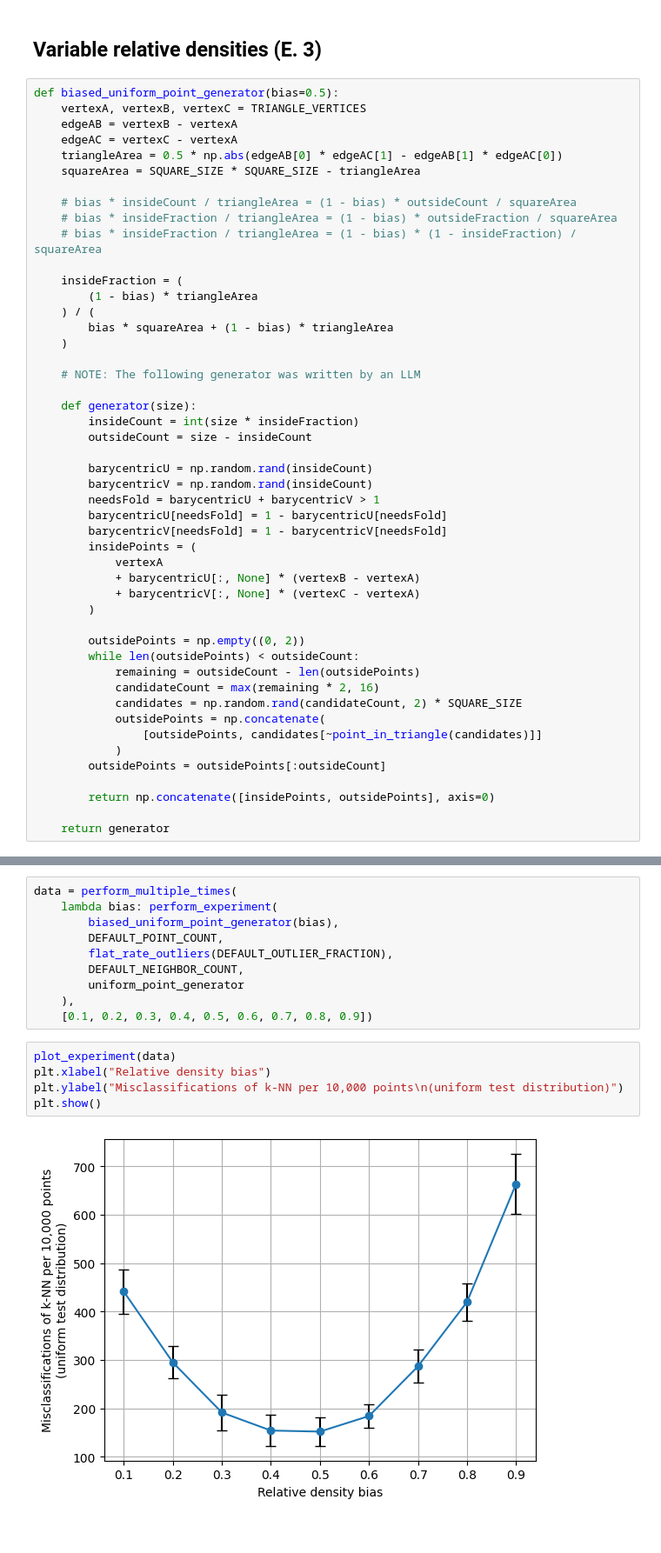
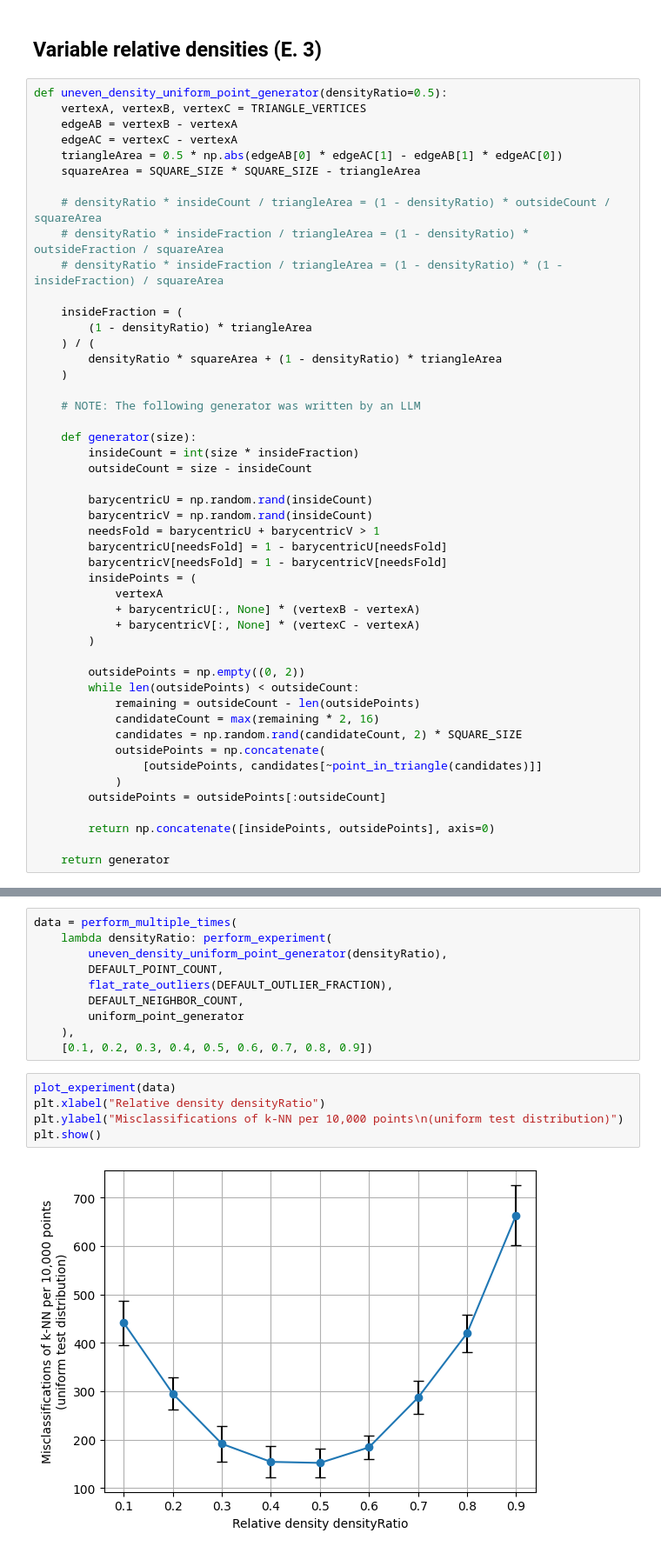
Before and after one commit to Sigmarik/infomscip-assignment-6-experiment, a Jupyter notebook: experiments.ipynb, the cells around one changed output, grey strips where cells are left out. Shown at 87% size. Saved outputs shown, nothing was run; the diff lists cells and outputs as text.

```diff
--- a/experiments.ipynb
+++ b/experiments.ipynb
@@ -203,21 +203,21 @@ plt.show()
 # %% [markdown]
 ## Variable relative densities (E. 3)
 # %%
-def biased_uniform_point_generator(bias=0.5):
+def uneven_density_uniform_point_generator(densityRatio=0.5):
     vertexA, vertexB, vertexC = TRIANGLE_VERTICES
     edgeAB = vertexB - vertexA
     edgeAC = vertexC - vertexA
     triangleArea = 0.5 * np.abs(edgeAB[0] * edgeAC[1] - edgeAB[1] * edgeAC[0])
     squareArea = SQUARE_SIZE * SQUARE_SIZE - triangleArea
 
-    # bias * insideCount / triangleArea = (1 - bias) * outsideCount / squareArea
-    # bias * insideFraction / triangleArea = (1 - bias) * outsideFraction / squareArea
-    # bias * insideFraction / triangleArea = (1 - bias) * (1 - insideFraction) / squareArea
+    # densityRatio * insideCount / triangleArea = (1 - densityRatio) * outsideCount / squareArea
+    # densityRatio * insideFraction / triangleArea = (1 - densityRatio) * outsideFraction / squareArea
+    # densityRatio * insideFraction / triangleArea = (1 - densityRatio) * (1 - insideFraction) / squareArea
 
     insideFraction = (
-        (1 - bias) * triangleArea
+        (1 - densityRatio) * triangleArea
     ) / (
-        bias * squareArea + (1 - bias) * triangleArea
+        densityRatio * squareArea + (1 - densityRatio) * triangleArea
     )
 
     # NOTE: The following generator was written by an LLM
@@ -280,7 +280,7 @@ plt.show()
 # %%
 data = perform_multiple_times(
-    lambda bias: perform_experiment(
-        biased_uniform_point_generator(bias),
+    lambda densityRatio: perform_experiment(
+        uneven_density_uniform_point_generator(densityRatio),
         DEFAULT_POINT_COUNT,
         flat_rate_outliers(DEFAULT_OUTLIER_FRACTION),
         DEFAULT_NEIGHBOR_COUNT,
@@ -289,8 +289,8 @@ data = perform_multiple_times(
     [0.1, 0.2, 0.3, 0.4, 0.5, 0.6, 0.7, 0.8, 0.9])
 # %%
 plot_experiment(data)
-plt.xlabel("Relative density bias")
+plt.xlabel("Relative density densityRatio")
 plt.ylabel("Misclassifications of k-NN per 10,000 points\n(uniform test distribution)")
 plt.show()
 # %% [output]
-[figure, old version]
+[figure, new version]
```
Also changed, not shown: parts of 5 cells of this notebook.
